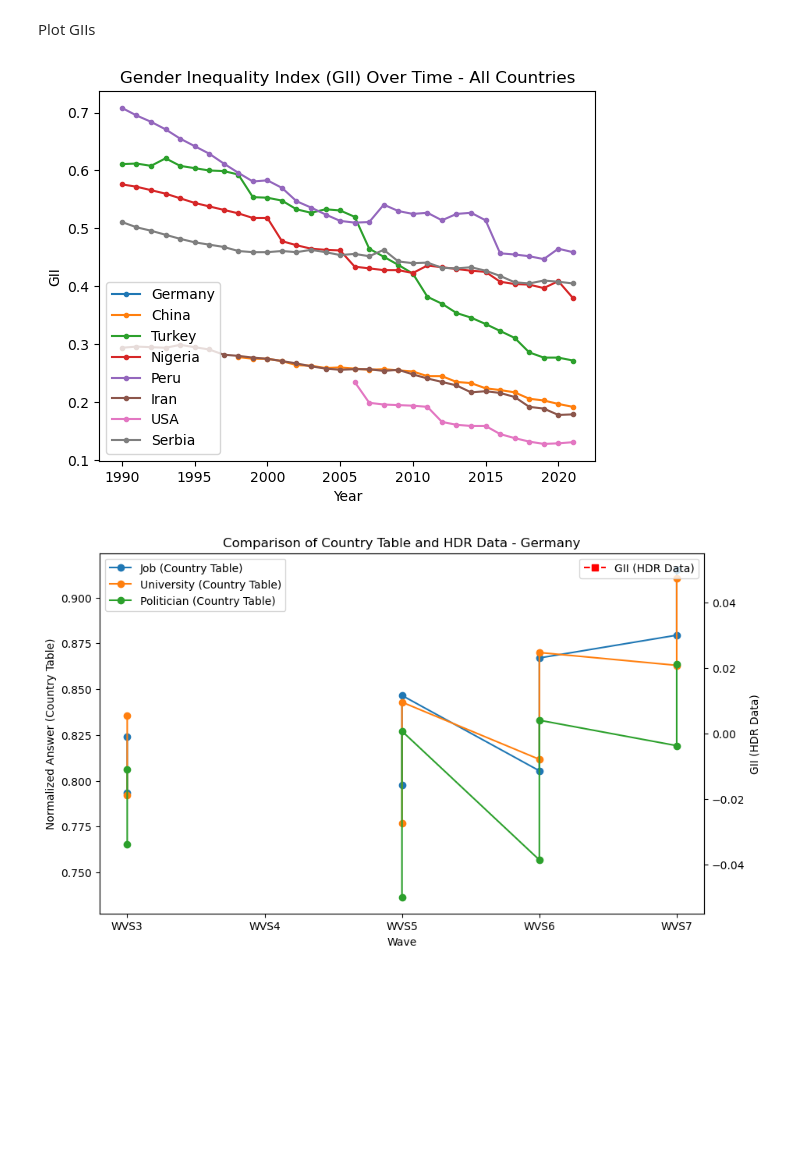
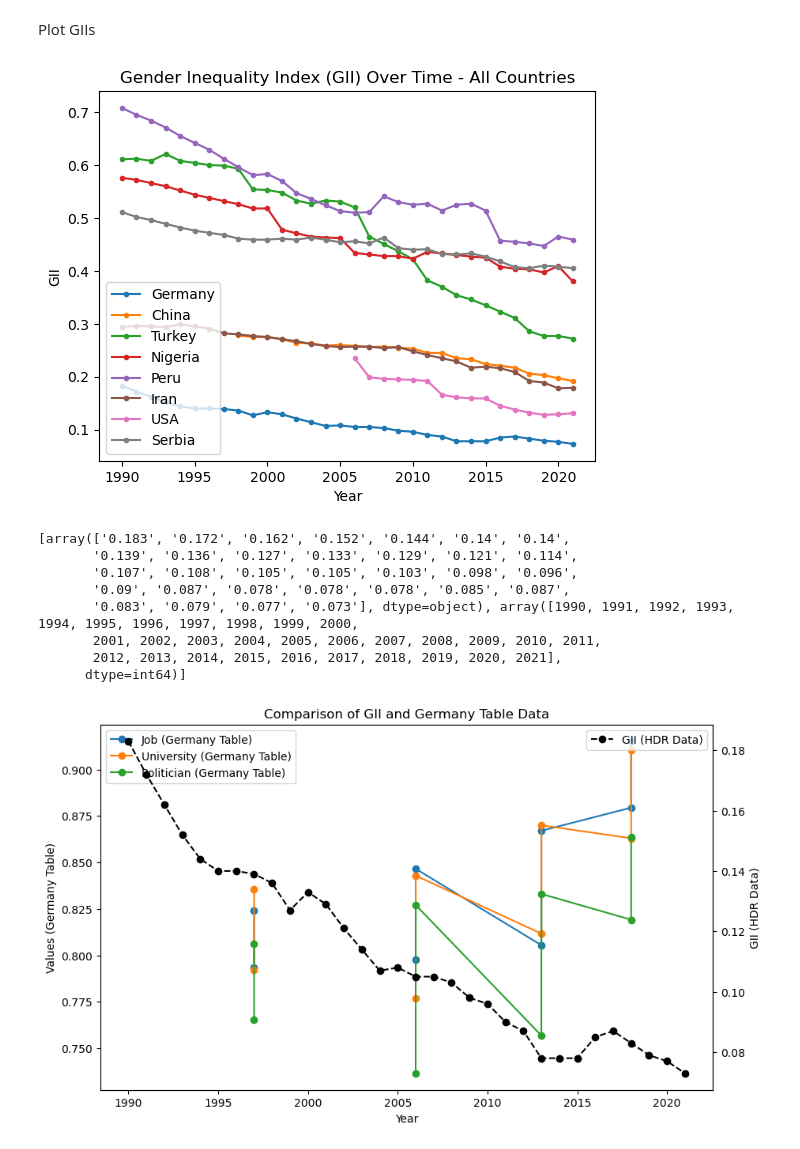
Before and after one commit to BeTheMaster/WorldGenderValues, a Jupyter notebook: src/02_visualize_reality_check.ipynb, the cells around one changed output. Saved outputs shown, nothing was run; the diff lists cells and outputs as text; code cells hidden in the pictures; blank space fills up the shorter version.

Commit message:
plot gii and opnions in one chn and ger

```diff
--- a/src/02_visualize_reality_check.ipynb
+++ b/src/02_visualize_reality_check.ipynb
@@ -58,6 +58,7 @@ def generate_table_per_country(data, country):
 
             wave_data = {
                 'Wave': wave,
+                'Year':one_gender['year'].max(),
                 'Sex': sex,
                 'Job': one_gender['job'].mean() / one_gender['job'].max(),
                 'University': one_gender['university'].mean() / one_gender['university'].max(),
@@ -98,7 +99,7 @@ serbia_table = generate_table_per_country(dfWVS, 'Serbia')
 Data preprocessing for plots part 2: HDR & GII
 # %%
 #print(HDR)
-hdr_ger = [HDR[HDR["code"]=="GER"]['gii'].values, HDR[HDR["code"]=="GER"]['year'].values]
+hdr_ger = [HDR[HDR["code"]=="DEU"]['gii'].values, HDR[HDR["code"]=="DEU"]['year'].values]
 hdr_chn = [HDR[HDR["code"]=="CHN"]['gii'].values, HDR[HDR["code"]=="CHN"]['year'].values]
 hdr_tur = [HDR[HDR["code"]=="TUR"]['gii'].values, HDR[HDR["code"]=="TUR"]['year'].values]
 hdr_nga = [HDR[HDR["code"]=="NGA"]['gii'].values, HDR[HDR["code"]=="NGA"]['year'].values]
@@ -243,7 +235,7 @@ plt.title('Gender Inequality Index (GII) Over Time - All Countries')
 plt.legend()
 plt.show()
 # %% [output]
-[figure, old version]
+[figure, new version]
 # %%
 combined_data = {
     'Germany': {
@@ -278,36 +270,50 @@ combined_data = {
     }
 }
 # %%
-import matplotlib.pyplot as plt
+germany_data = {
+    'country_table': germany_table,  # Replace with the actual country_table data
+    'hdr_data': [hdr_ger]  # Replace with the actual hdr_data
+}
+print(hdr_ger)
 
-# Assuming you have germany_table and hdr_ger available
-germany_data = {
-    'country_table': germany_table,
-    'hdr_data': hdr_ger
-}
+# Convert GII values to float, handling 'NAN'
+gii_values = np.array([float(val) if val != 'NAN' else np.nan for val in hdr_ger[0]])
+years_gii = hdr_ger[1]
 
-# Plotting for Germany
+# Plotting
 fig, ax1 = plt.subplots(figsize=(10, 6))
 
-# Plot country_table data
-for i, question in enumerate(['Job', 'University', 'Politician']):
-    ax1.plot(germany_data['country_table']['Wave'], germany_data['country_table'][question], marker='o', label=f'{question} (Country Table)', linestyle='-', color=f'C{i}')
+# Plot germany_table data for Job, University, and Politician
+for question in ['Job', 'University', 'Politician']:
+    ax1.plot(germany_table['Year'], germany_table[question], marker='o', label=f'{question} (Germany Table)')
 
-# Create a second y-axis for hdr_data
+# Set labels and title for the left y-axis
+ax1.set_xlabel('Year')
+ax1.set_ylabel('Values (Germany Table)')
+
+# Create a second y-axis on the right for GII data
 ax2 = ax1.twinx()
-ax2.plot(germany_data['hdr_data'][1], germany_data['hdr_data'][0], marker='s', label='GII (HDR Data)', linestyle='--', color='red')
 
-# Set common labels and title
-ax1.set_xlabel('Wave')
-ax1.set_ylabel('Normalized Answer (Country Table)')
+# Plot GII values on the right y-axis
+ax2.plot(years_gii, gii_values, marker='o', label='GII (HDR Data)', linestyle='--', color='black')
+
+# Set labels for the right y-axis
 ax2.set_ylabel('GII (HDR Data)')
-plt.title('Comparison of Country Table and HDR Data - Germany')
 
-# Add legends
+# Add legend
 ax1.legend(loc='upper left')
 ax2.legend(loc='upper right')
 
 # Show the plot
+plt.title('Comparison of GII and Germany Table Data')
 plt.show()
 # %% [output]
+[array(['0.183', '0.172', '0.162', '0.152', '0.144', '0.14', '0.14',
+       '0.139', '0.136', '0.127', '0.133', '0.129', '0.121', '0.114',
+       '0.107', '0.108', '0.105', '0.105', '0.103', '0.098', '0.096',
+       '0.09', '0.087', '0.078', '0.078', '0.078', '0.085', '0.087',
+       '0.083', '0.079', '0.077', '0.073'], dtype=object), array([1990, 1991, 1992, 1993, 1994, 1995, 1996, 1997, 1998, 1999, 2000,
+       2001, 2002, 2003, 2004, 2005, 2006, 2007, 2008, 2009, 2010, 2011,
+       2012, 2013, 2014, 2015, 2016, 2017, 2018, 2019, 2020, 2021],
+      dtype=int64)]
-[figure, old version]
+[figure, new version]
```
Also changed, not shown: parts of 4 cells of this notebook.
